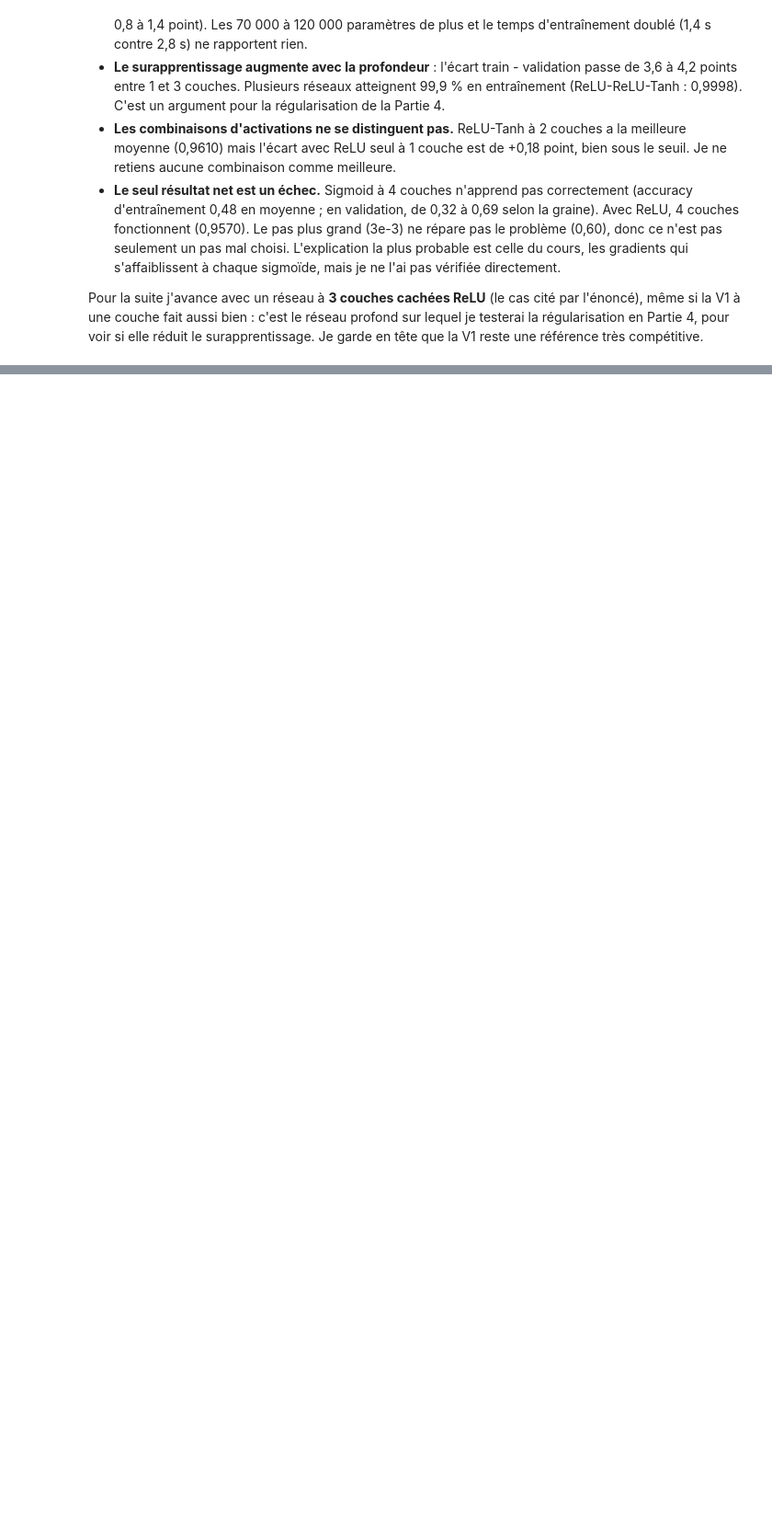
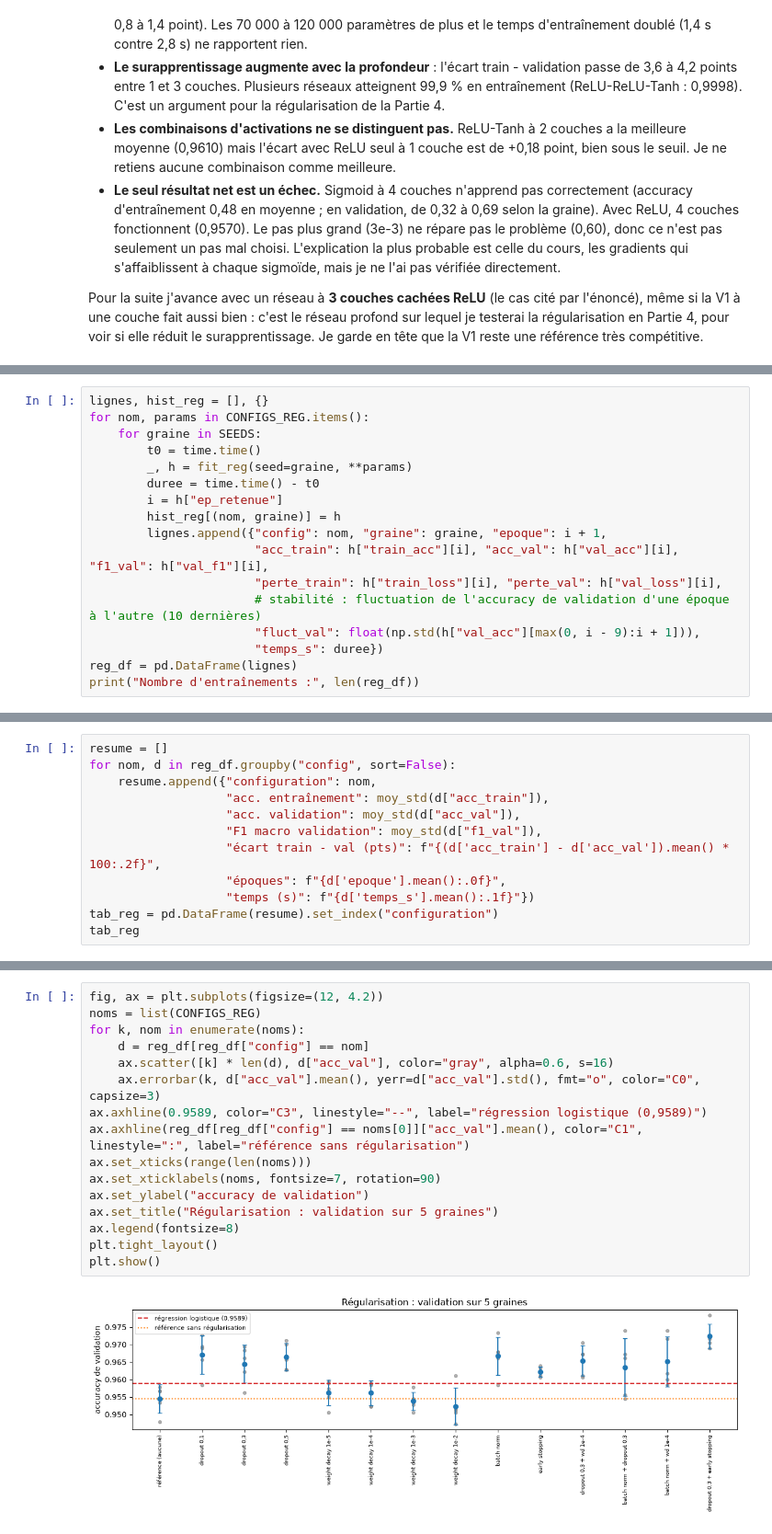
Before and after one commit to MarteOued/-tude-progressive-des-r-seaux-de-neurones-sur-le-jeu-de-donn-es-HAR, a Jupyter notebook: 2_reseau_profond.ipynb, the cells around one changed output, grey strips where cells are left out. Shown at 92% size. Saved outputs shown, nothing was run; the diff lists cells and outputs as text; blank space fills up the shorter version.

Commit message:
Version 2 : partie 4, régularisation (dropout, weight decay, batch norm, early stopping)

```diff
--- a/2_reseau_profond.ipynb
+++ b/2_reseau_profond.ipynb
@@ -356,0 +449,17 @@ Pour la suite j'avance avec un réseau à **3 couches cachées ReLU** (le cas ci
+# %%
+lignes, hist_reg = [], {}
+for nom, params in CONFIGS_REG.items():
+    for graine in SEEDS:
+        t0 = time.time()
+        _, h = fit_reg(seed=graine, **params)
+        duree = time.time() - t0
+        i = h["ep_retenue"]
+        hist_reg[(nom, graine)] = h
+        lignes.append({"config": nom, "graine": graine, "epoque": i + 1,
+                       "acc_train": h["train_acc"][i], "acc_val": h["val_acc"][i], "f1_val": h["val_f1"][i],
+                       "perte_train": h["train_loss"][i], "perte_val": h["val_loss"][i],
+                       # stabilité : fluctuation de l'accuracy de validation d'une époque à l'autre (10 dernières)
+                       "fluct_val": float(np.std(h["val_acc"][max(0, i - 9):i + 1])),
+                       "temps_s": duree})
+reg_df = pd.DataFrame(lignes)
+print("Nombre d'entraînements :", len(reg_df))
@@ -356,0 +472,12 @@ Pour la suite j'avance avec un réseau à **3 couches cachées ReLU** (le cas ci
+# %%
+resume = []
+for nom, d in reg_df.groupby("config", sort=False):
+    resume.append({"configuration": nom,
+                   "acc. entraînement": moy_std(d["acc_train"]),
+                   "acc. validation": moy_std(d["acc_val"]),
+                   "F1 macro validation": moy_std(d["f1_val"]),
+                   "écart train - val (pts)": f"{(d['acc_train'] - d['acc_val']).mean() * 100:.2f}",
+                   "époques": f"{d['epoque'].mean():.0f}",
+                   "temps (s)": f"{d['temps_s'].mean():.1f}"})
+tab_reg = pd.DataFrame(resume).set_index("configuration")
+tab_reg
@@ -356,0 +503,18 @@ Pour la suite j'avance avec un réseau à **3 couches cachées ReLU** (le cas ci
+# %%
+fig, ax = plt.subplots(figsize=(12, 4.2))
+noms = list(CONFIGS_REG)
+for k, nom in enumerate(noms):
+    d = reg_df[reg_df["config"] == nom]
+    ax.scatter([k] * len(d), d["acc_val"], color="gray", alpha=0.6, s=16)
+    ax.errorbar(k, d["acc_val"].mean(), yerr=d["acc_val"].std(), fmt="o", color="C0", capsize=3)
+ax.axhline(0.9589, color="C3", linestyle="--", label="régression logistique (0,9589)")
+ax.axhline(reg_df[reg_df["config"] == noms[0]]["acc_val"].mean(), color="C1", linestyle=":", label="référence sans régularisation")
+ax.set_xticks(range(len(noms)))
+ax.set_xticklabels(noms, fontsize=7, rotation=90)
+ax.set_ylabel("accuracy de validation")
+ax.set_title("Régularisation : validation sur 5 graines")
+ax.legend(fontsize=8)
+plt.tight_layout()
+plt.show()
+# %% [output]
+[figure, added]
```
Also changed, not shown: parts of 28 cells of this notebook, 1 other file.
